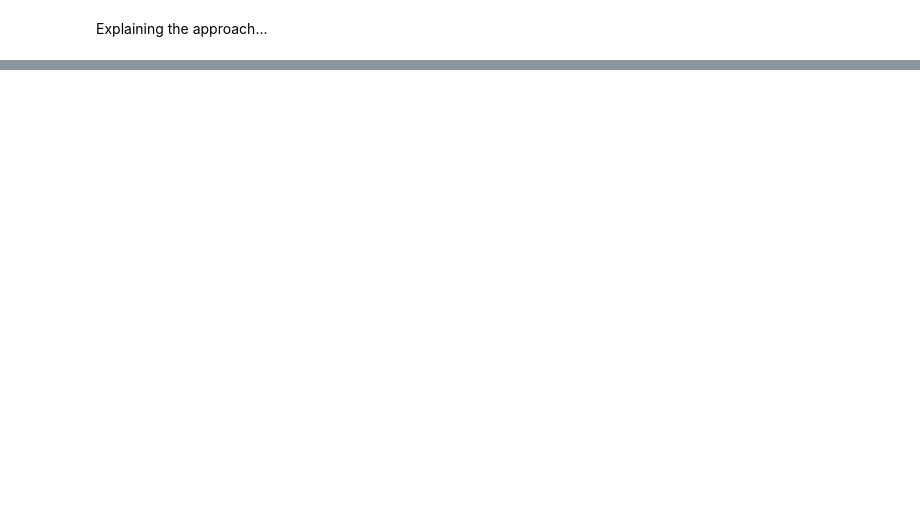
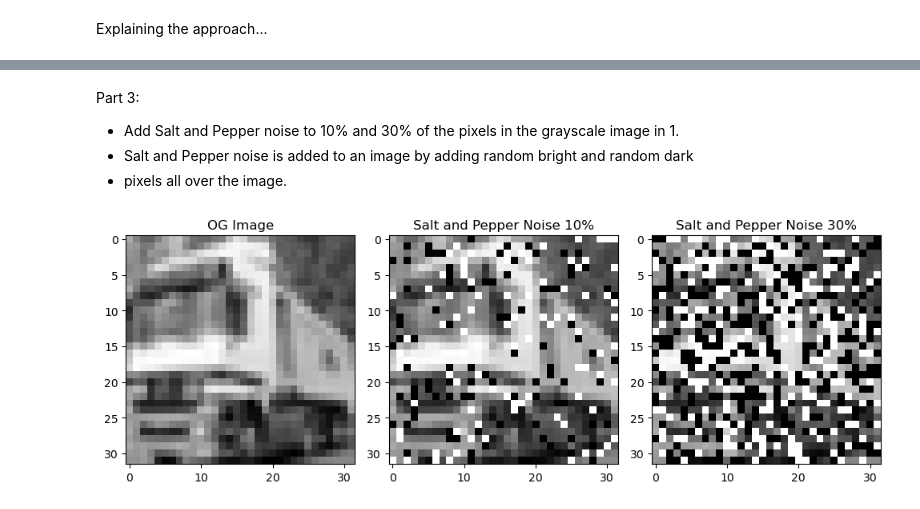
Before and after one commit to ramosv/Raw-Computer-Vision, a Jupyter notebook: cifar.ipynb, the cells around one changed output, grey strips where cells are left out. Saved outputs shown, nothing was run; the diff lists cells and outputs as text; code cells hidden in the pictures; blank space fills up the shorter version.

```diff
--- a/cifar.ipynb
+++ b/cifar.ipynb
@@ -93,0 +94,51 @@ plt.show()
+# %% [markdown]
+Part 3:
+- Add Salt and Pepper noise to 10% and 30% of the pixels in the grayscale image in 1.
+- Salt and Pepper noise is added to an image by adding random bright and random dark
+- pixels all over the image.
+# %%
+def salt_pepper_noise(image, salt, pepper):
+    noisy_image = np.copy(image)
+    #print(image.shape)
+    height, width = image.shape
+
+    num_salt = np.ceil(salt * height * width)
+    salt_cordinates = []
+
+    for i in image.shape:
+        salt_cordinates.append(np.random.randint(0, i, int(num_salt)))
+
+    pepper_cordinates = []
+    num_pepper = np.ceil(pepper * height * width)
+
+    for i in image.shape:
+        pepper_cordinates.append(np.random.randint(0, i, int(num_pepper)))
+
+    # 255 is white
+    noisy_image[salt_cordinates[0], salt_cordinates[1]] = 255
+
+    # 0 is black
+    noisy_image[pepper_cordinates[0], pepper_cordinates[1]] = 0
+
+    return noisy_image
+# %%
+nosiy_image_10 = salt_pepper_noise(gray_image, 0.1,0.1)
+noisy_image_30 = salt_pepper_noise(gray_image, 0.3,0.3)
+
+plt.figure(figsize=(10, 5))
+plt.subplot(1, 3, 1)
+plt.imshow(gray_image, cmap='gray')
+plt.title('OG Image')
+
+plt.subplot(1, 3, 2)
+plt.imshow(nosiy_image_10, cmap='gray')
+plt.title('Salt and Pepper Noise 10%')
+
+plt.subplot(1, 3, 3)
+plt.imshow(noisy_image_30, cmap='gray')
+plt.title('Salt and Pepper Noise 30%')
+
+plt.tight_layout()
+plt.show()
+# %% [output]
+[figure, added]
```
Also changed, not shown: parts of 4 cells of this notebook, 6 other files.
